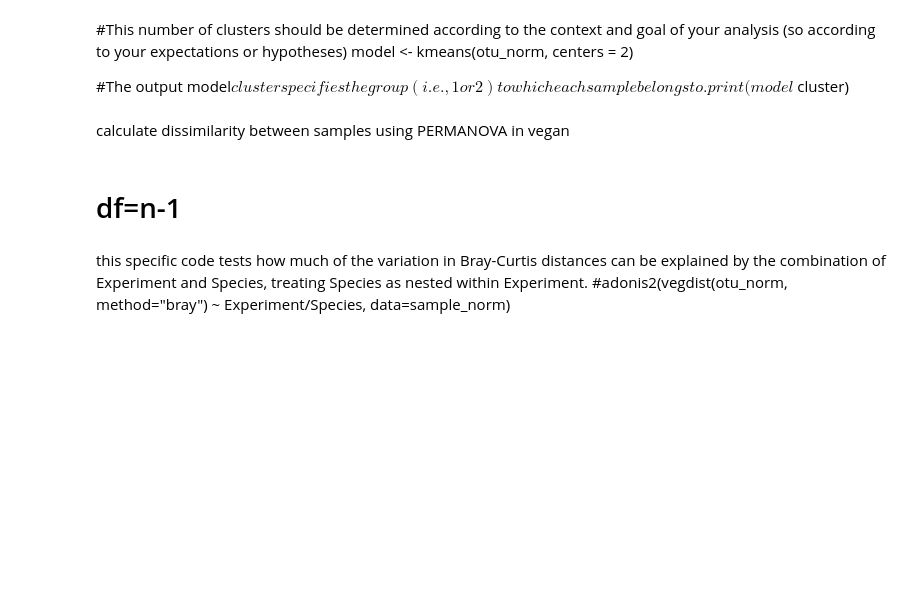
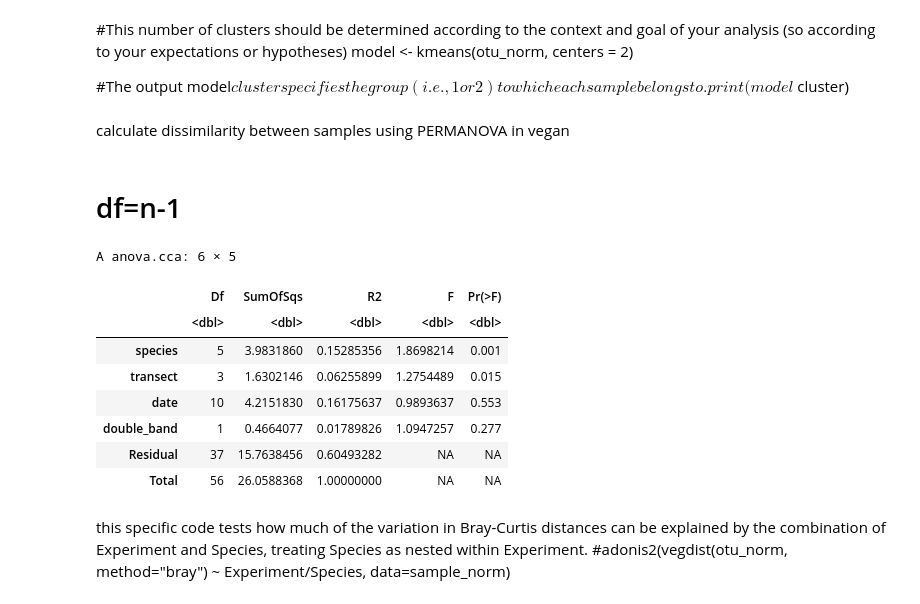
Before and after one commit to cdesouza02/BEL_16S_output, a Jupyter notebook: vegan_wip.ipynb, the cells around one changed output. Drawn from its saved outputs; the diff is of its cells as text; code cells hidden in the pictures; blank space fills up the shorter version.

```diff
--- a/vegan_wip.ipynb
+++ b/vegan_wip.ipynb
@@ -303,6 +384,16 @@ calculate dissimilarity between samples using PERMANOVA in vegan
 # df=n-1
 # %%
 # variables with no interaction
-adonis2(vegdist(otu_norm, method = "bray") ~ species + transect + date + X16S.double.band, data = sample_norm)
+adonis2(vegdist(otu_norm, method = "bray") ~ species + transect + date + double_band, data = sample_norm)
+# %% [output]
+A anova.cca: 6 × 5
+|  | Df | SumOfSqs | R2 | F | Pr(>F) |
+|  | <dbl> | <dbl> | <dbl> | <dbl> | <dbl> |
+| species | 5 | 3.9831860 | 0.15285356 | 1.8698214 | 0.001 |
+| transect | 3 | 1.6302146 | 0.06255899 | 1.2754489 | 0.015 |
+| date | 10 | 4.2151830 | 0.16175637 | 0.9893637 | 0.553 |
+| double_band | 1 | 0.4664077 | 0.01789826 | 1.0947257 | 0.277 |
+| Residual | 37 | 15.7638456 | 0.60493282 | NA | NA |
+| Total | 56 | 26.0588368 | 1.00000000 | NA | NA |
 # %%
 #variables with 2-way and 3- way interaction
```
Also changed, not shown: parts of 24 cells of this notebook.
